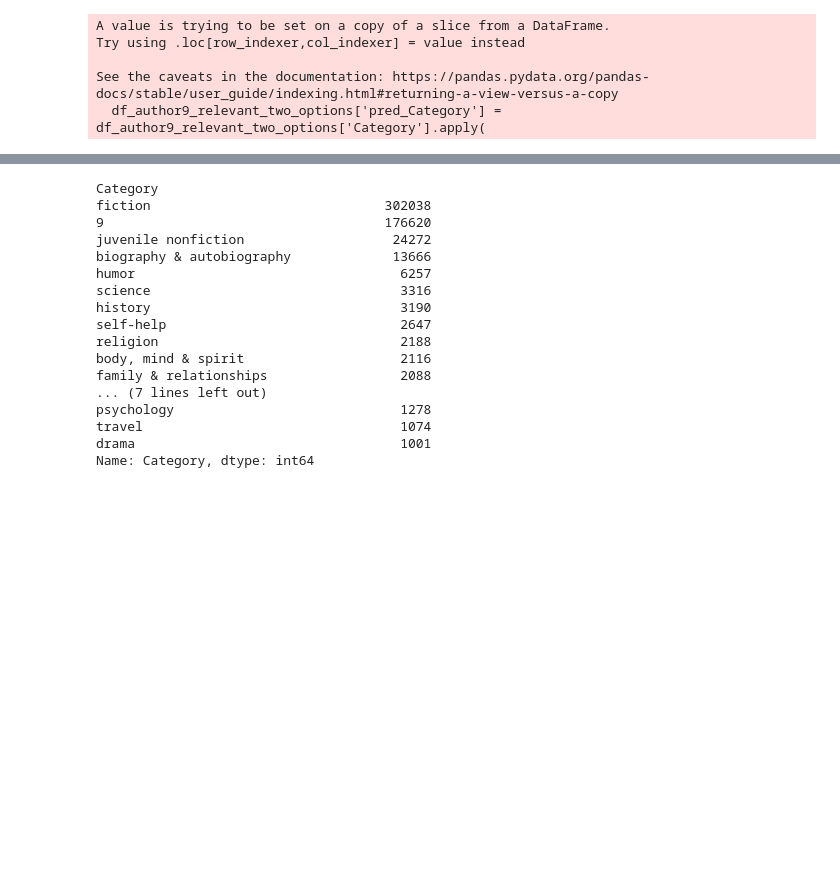
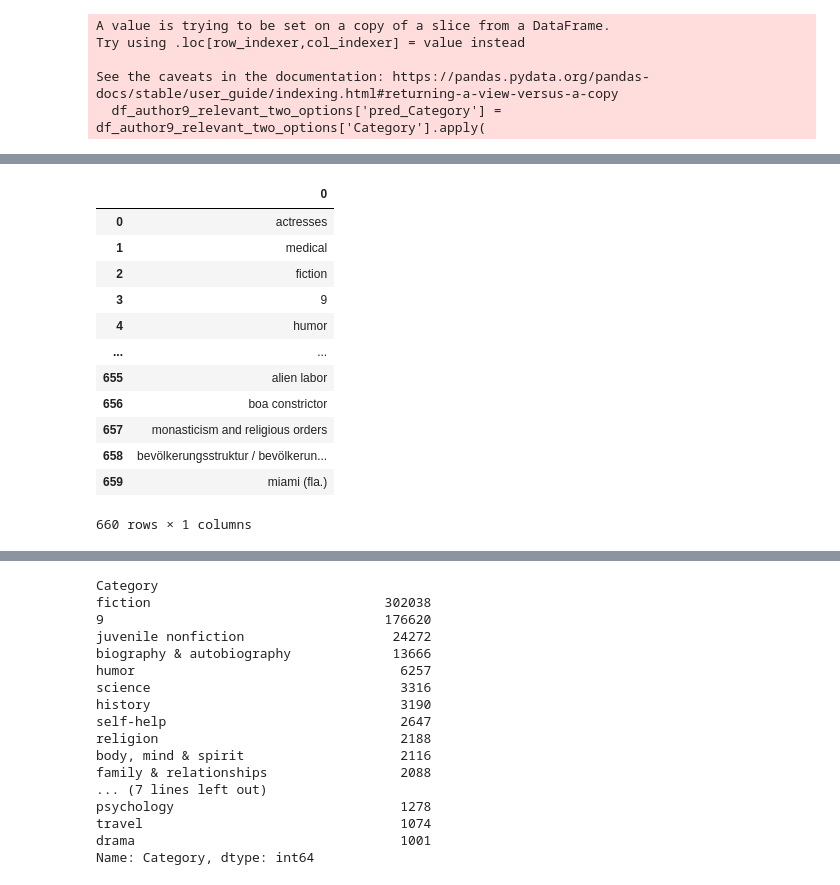
Before and after one commit to roy2392/books_recom_sys, a Jupyter notebook: starter eda and grouping.ipynb, the cells around one changed output, grey strips where cells are left out. Cells and saved outputs as stored; diff of their text form; code cells hidden in the pictures; blank space fills up the shorter version.

```diff
--- a/starter eda and grouping.ipynb
+++ b/starter eda and grouping.ipynb
@@ -139,0 +128,22 @@ df_category.to_csv('category_embedding')
+# %%
+from sentence_transformers import SentenceTransformer
+# Create a SentenceTransformer model (BERT-based)
+#model = SentenceTransformer("bert-base-nli-mean-tokens")
+
+def category_embedding(df,trans_model=None,col ='Category'):
+    model = SentenceTransformer('sentence-transformers/all-MiniLM-L6-v2')
+    if trans_model:
+        model = SentenceTransformer(trans_model)
+    df_category = pd.DataFrame(df[col].unique())
+    # Encode category names into embeddings
+    category_embeddings = model.encode(df_category[0], show_progress_bar=True)
+    df_category['Embedding_cat'] = category_embeddings.tolist()
+    for i in range(len(category_embeddings[0])):
+        df_category[f'Embedding_{col}{i}'] = df_category['Embedding_cat'].apply(lambda arr: arr[i])
+    df_category=df_category.rename(columns = {0:col})
+    df = pd.merge(df, df_category, on = col, how = "left")
+    return df
+# %%
+df = category_embedding(df)
+# %%
+df = category_embedding(df, col ='Summary')
@@ -139,0 +152,21 @@ df_category.to_csv('category_embedding')
+# %%
+#df = category_embedding(df)
+col ='Category'
+model = SentenceTransformer('sentence-transformers/all-MiniLM-L6-v2')
+df_category = pd.DataFrame(df[col].unique())
+# %%
+df_category
+# %% [output]
+|  | 0 |
+| 0 | actresses |
+| 1 | medical |
+| 2 | fiction |
+| 3 | 9 |
+| 4 | humor |
+| ... | ... |
+| 655 | alien labor |
+| 656 | boa constrictor |
+| 657 | monasticism and religious orders |
+| 658 | bevölkerungsstruktur / bevölkerun... |
+| 659 | miami (fla.) |
+660 rows × 1 columns
```
Also changed, not shown: parts of 25 cells of this notebook, 1 other file.
